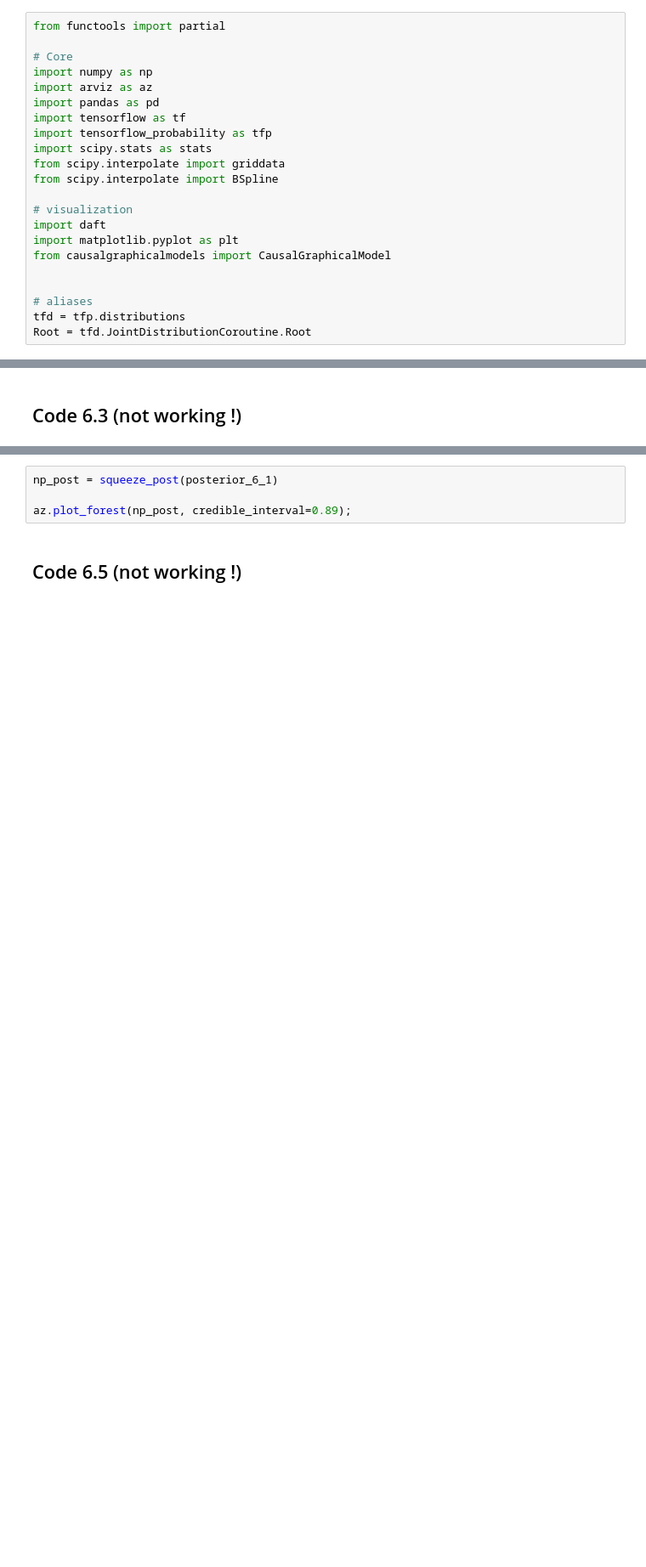
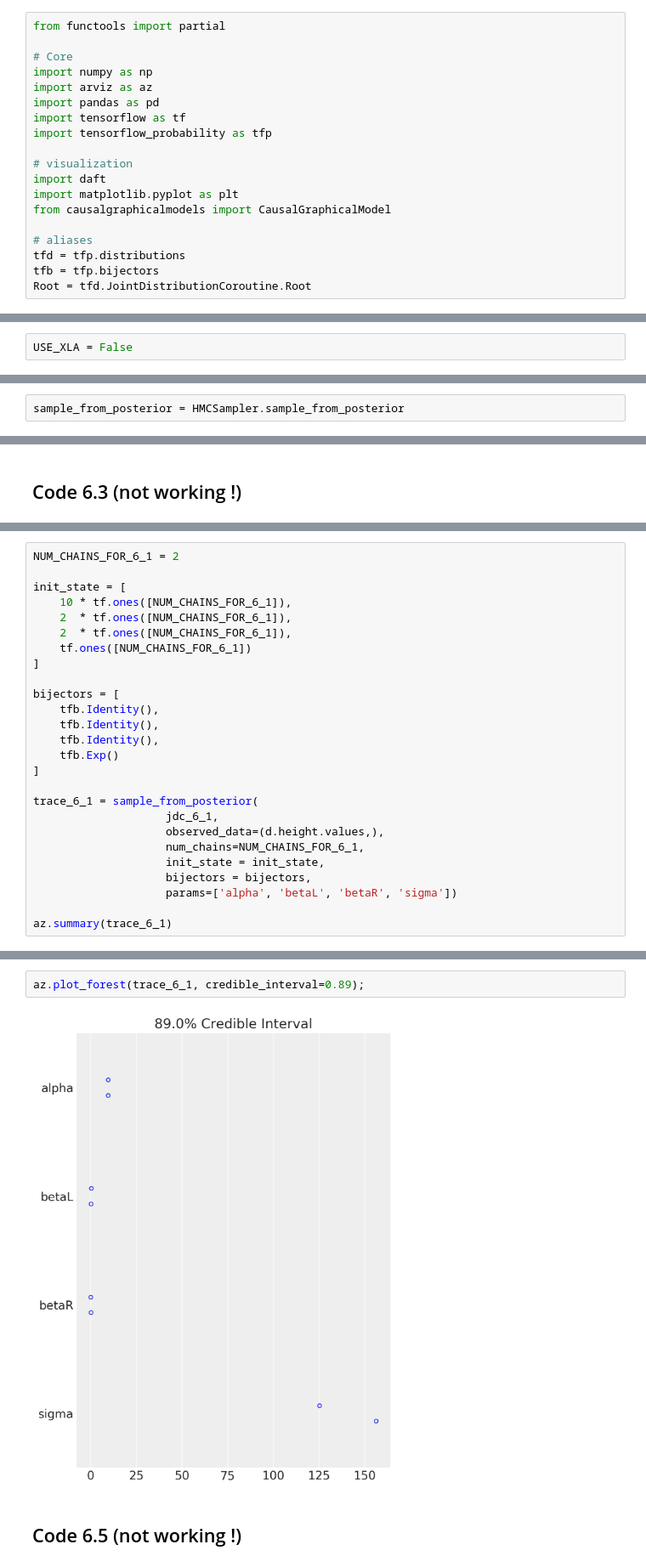
Before and after one commit to ksachdeva/rethinking-tensorflow-probability, a Jupyter notebook: notebooks/06_the_haunted_dag_and_the_causal_terror.ipynb, the cells around one changed output, grey strips where cells are left out. Shown at 85% size. Saved outputs shown, nothing was run; the diff lists cells and outputs as text; blank space fills up the shorter version.

```diff
--- a/notebooks/06_the_haunted_dag_and_the_causal_terror.ipynb
+++ b/notebooks/06_the_haunted_dag_and_the_causal_terror.ipynb
@@ -31,18 +31,15 @@ import arviz as az
 import pandas as pd
 import tensorflow as tf
 import tensorflow_probability as tfp
-import scipy.stats as stats
-from scipy.interpolate import griddata
-from scipy.interpolate import BSpline
 
 # visualization
 import daft
 import matplotlib.pyplot as plt
 from causalgraphicalmodels import CausalGraphicalModel
 
-
 # aliases
 tfd = tfp.distributions
+tfb = tfp.bijectors
 Root = tfd.JointDistributionCoroutine.Root
 # %%
 %watermark -p numpy,tensorflow,tensorflow_probability,arviz,scipy,pandas,daft,causalgraphicalmodels
@@ -110,0 +61,2 @@ def squeeze_post(post):
+# %%
+USE_XLA = False
@@ -111,3 +168,5 @@ def squeeze_post(post):
+# %%
+sample_from_posterior = HMCSampler.sample_from_posterior
 # %% [markdown]
 ### DATASET URLS
 # %%
@@ -237,0 +311,26 @@ az.summary(az_trace)
+# %%
+NUM_CHAINS_FOR_6_1 = 2
+
+init_state = [
+    10 * tf.ones([NUM_CHAINS_FOR_6_1]),
+    2  * tf.ones([NUM_CHAINS_FOR_6_1]),
+    2  * tf.ones([NUM_CHAINS_FOR_6_1]),
+    tf.ones([NUM_CHAINS_FOR_6_1])
+]
+
+bijectors = [
+    tfb.Identity(),
+    tfb.Identity(),
+    tfb.Identity(),
+    tfb.Exp()
+]
+
+trace_6_1 = sample_from_posterior(
+                    jdc_6_1,
+                    observed_data=(d.height.values,),
+                    num_chains=NUM_CHAINS_FOR_6_1,
+                    init_state = init_state,
+                    bijectors = bijectors,
+                    params=['alpha', 'betaL', 'betaR', 'sigma'])
+
+az.summary(trace_6_1)
@@ -238,6 +343,6 @@ az.summary(az_trace)
 # %%
-np_post = squeeze_post(posterior_6_1)
-
-az.plot_forest(np_post, credible_interval=0.89);
+az.plot_forest(trace_6_1, credible_interval=0.89);
+# %% [output]
+[figure, added]
 # %% [markdown]
 ## Code 6.5  (not working !)
```
Also changed, not shown: parts of 20 cells of this notebook, 3 other files.
